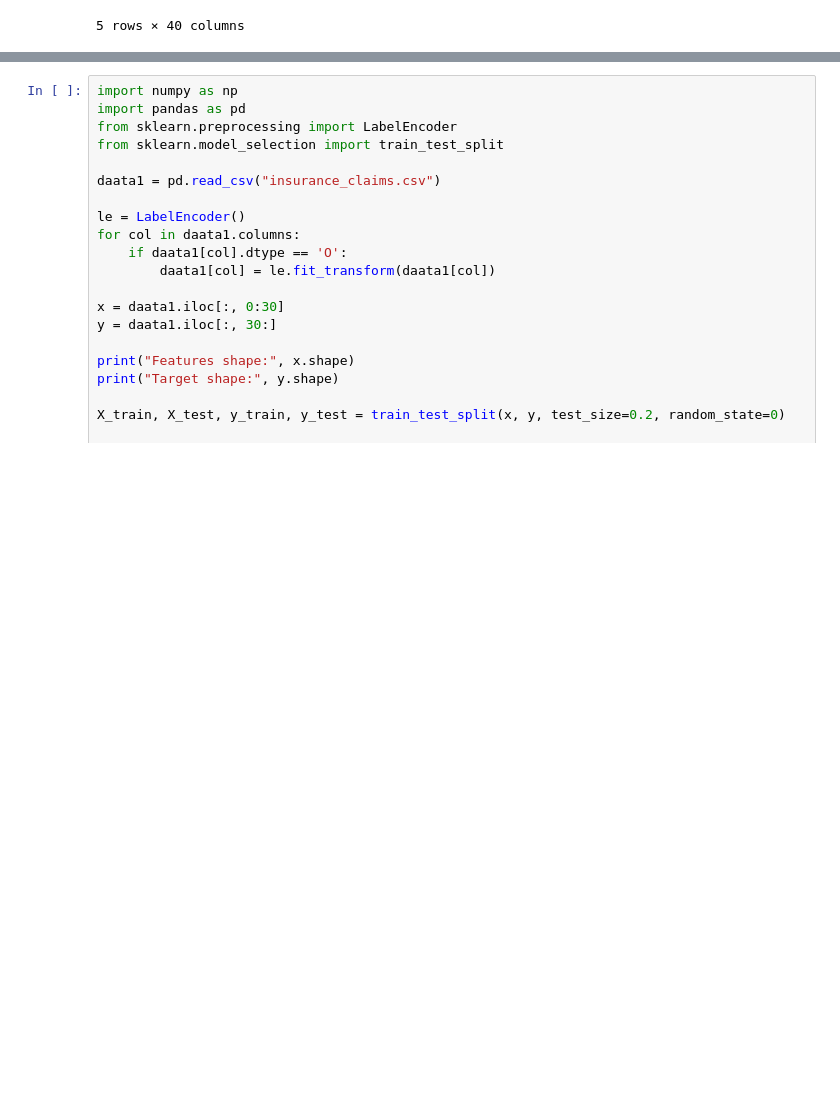
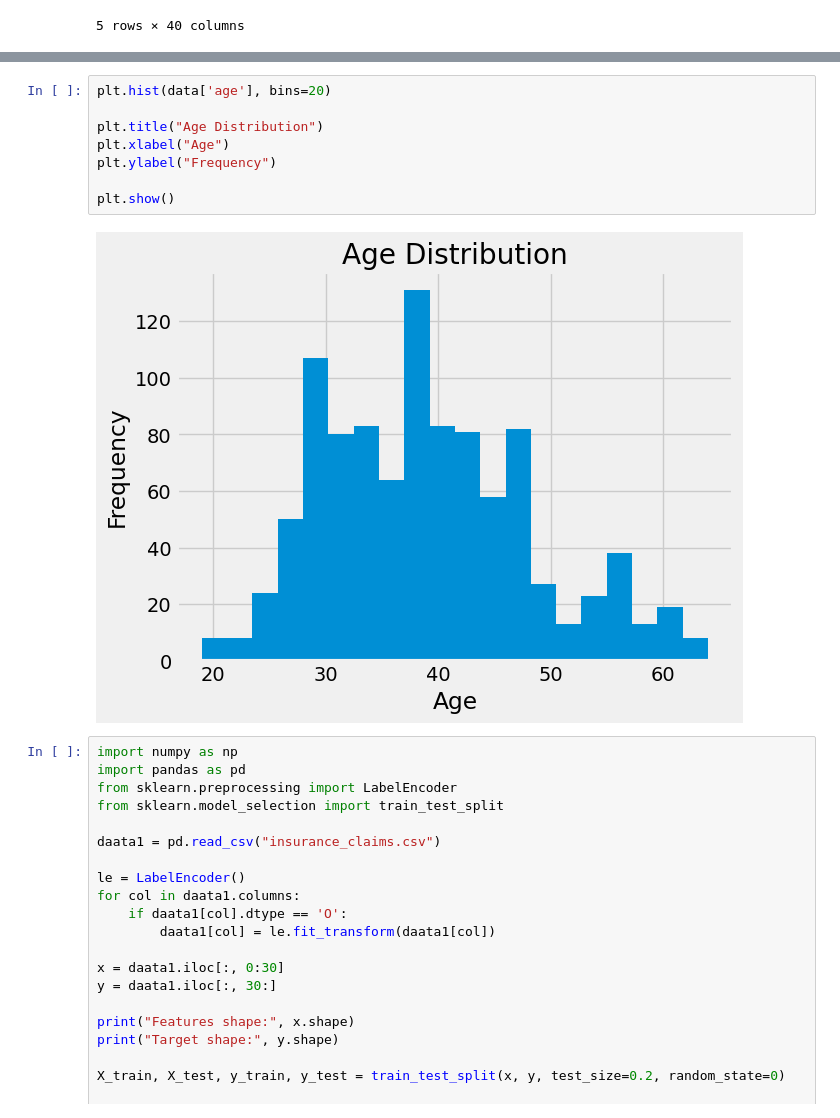
Before and after one commit to koshtirashmi011-crypto/Insurance_Fraud_Detection_ML, a Jupyter notebook: fraud_detection.ipynb, the cells around one changed output, grey strips where cells are left out. Cells and saved outputs as stored; diff of their text form; blank space fills up the shorter version.

```diff
--- a/fraud_detection.ipynb
+++ b/fraud_detection.ipynb
@@ -18,3 +35,13 @@ data.head()
+# %%
+plt.hist(data['age'], bins=20)
+
+plt.title("Age Distribution")
+plt.xlabel("Age")
+plt.ylabel("Frequency")
+
+plt.show()
+# %% [output]
+[figure, added]
 # %%
 import numpy as np
 import pandas as pd
```
Also changed, not shown: parts of 2 cells of this notebook, 16 other files.
